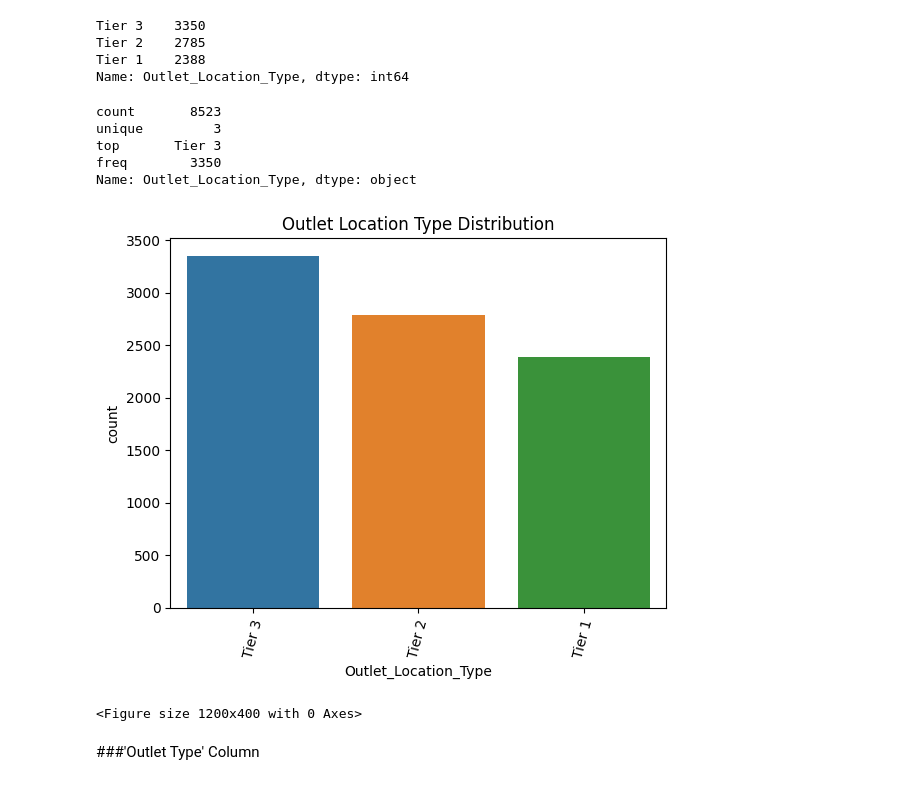
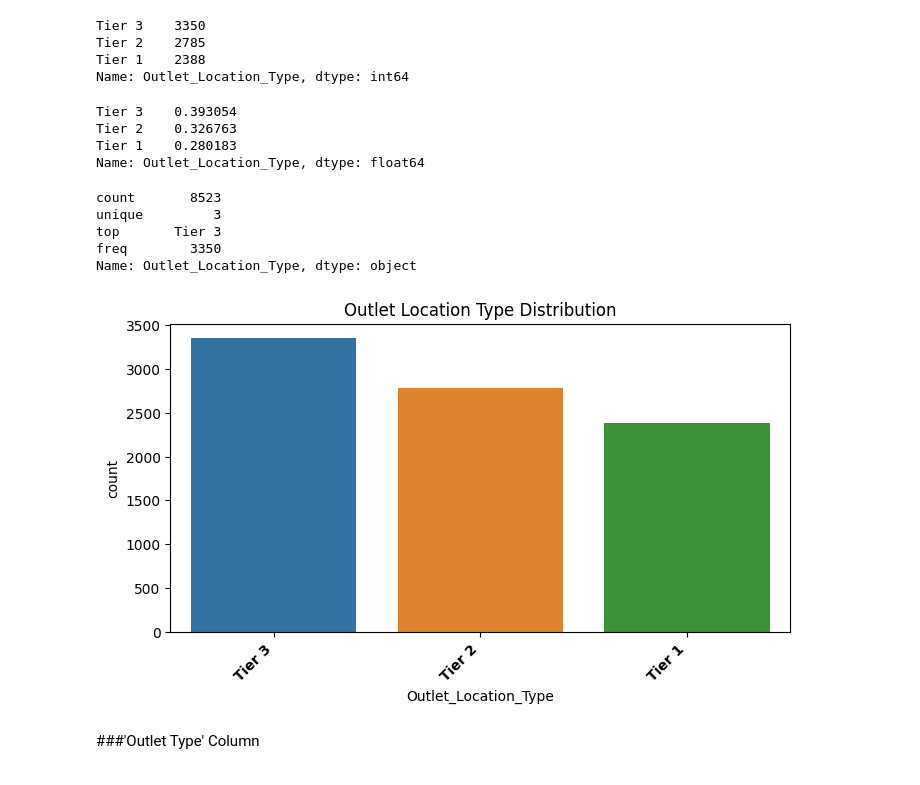
Before and after one commit to Mhoover41/Prediction-of-Product-Sales, a Jupyter notebook: Prediction_of_Product_Sales_Project_Melissa_Hoover.ipynb, the cells around one changed output. Cells and saved outputs as stored; diff of their text form; code cells hidden in the pictures.

```diff
--- a/Prediction_of_Product_Sales_Project_Melissa_Hoover.ipynb
+++ b/Prediction_of_Product_Sales_Project_Melissa_Hoover.ipynb
@@ -815,6 +860,14 @@ Tier 3    3350
 Tier 2    2785
 Tier 1    2388
 Name: Outlet_Location_Type, dtype: int64
+# %%
+#Display the normalized value counts for the column
+df['Outlet_Location_Type'].value_counts(normalize = True)
+# %% [output]
+Tier 3    0.393054
+Tier 2    0.326763
+Tier 1    0.280183
+Name: Outlet_Location_Type, dtype: float64
 # %%
 #Display the descriptive statistics for the column
 df['Outlet_Location_Type'].describe()
@@ -827,20 +880,18 @@ Name: Outlet_Location_Type, dtype: object
 # %%
 ## Define the label order
 label_order = df['Outlet_Location_Type'].value_counts().index
-
+plt.figure(figsize= (8, 4))
 ## Define a MatplotLib ax object using seaborn.countplot()
 ax = sns.countplot(data=df,
                    x='Outlet_Location_Type',
                    order = label_order)
 #rotate the x-axis labels so they do not overlap
-ax.set_xticklabels(ax.get_xticklabels(), rotation = 75)
-#print(plt.gcf().get_size_inches())
-plt.figure(figsize= (12, 4))
+plt.xticks(fontsize=10, weight='bold', rotation=45, ha="right")
+#ax.set_xticklabels(ax.get_xticklabels(), rotation = 45)
 ## Set the Title
 ax.set_title('Outlet Location Type Distribution');
 # %% [output]
-[figure, old version]
+[figure, new version]
-<Figure size 1200x400 with 0 Axes>
 # %% [markdown]
 ###'Outlet Type' Column
 # %%
```
Also changed, not shown: parts of 19 cells of this notebook.
